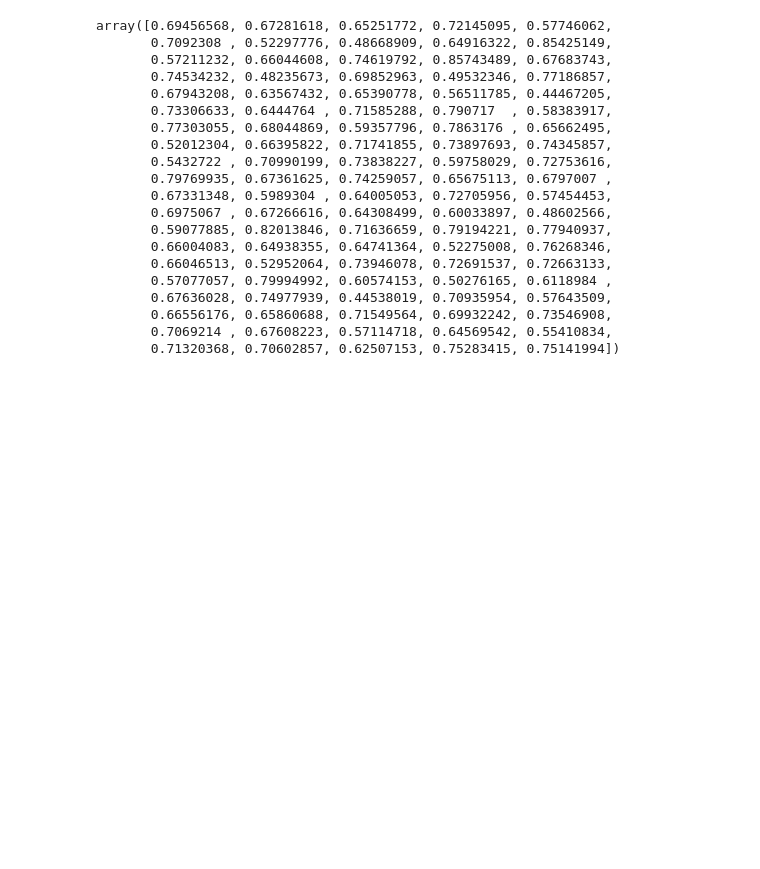
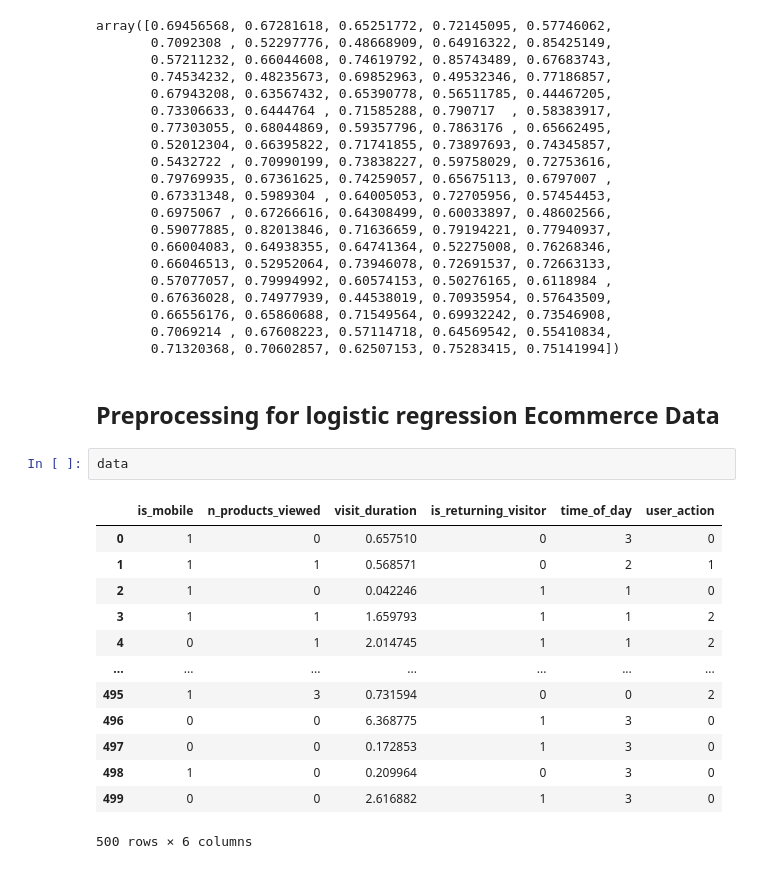
Before and after one commit to xavierharmon/Analytics, a Jupyter notebook: Logistic Regression.ipynb, the cells around one changed output. Cells and saved outputs as stored; diff of their text form; blank space fills up the shorter version.

```diff
--- a/Logistic Regression.ipynb
+++ b/Logistic Regression.ipynb
@@ -76,3 +77,21 @@ array([0.69456568, 0.67281618, 0.65251772, 0.72145095, 0.57746062,
        0.66556176, 0.65860688, 0.71549564, 0.69932242, 0.73546908,
        0.7069214 , 0.67608223, 0.57114718, 0.64569542, 0.55410834,
        0.71320368, 0.70602857, 0.62507153, 0.75283415, 0.75141994])
+# %% [markdown]
+## Preprocessing for logistic regression Ecommerce Data
+# %%
+data
+# %% [output]
+|  | is_mobile | n_products_viewed | visit_duration | is_returning_visitor | time_of_day | user_action |
+| 0 | 1 | 0 | 0.657510 | 0 | 3 | 0 |
+| 1 | 1 | 1 | 0.568571 | 0 | 2 | 1 |
+| 2 | 1 | 0 | 0.042246 | 1 | 1 | 0 |
+| 3 | 1 | 1 | 1.659793 | 1 | 1 | 2 |
+| 4 | 0 | 1 | 2.014745 | 1 | 1 | 2 |
+| ... | ... | ... | ... | ... | ... | ... |
+| 495 | 1 | 3 | 0.731594 | 0 | 0 | 2 |
+| 496 | 0 | 0 | 6.368775 | 1 | 3 | 0 |
+| 497 | 0 | 0 | 0.172853 | 1 | 3 | 0 |
+| 498 | 1 | 0 | 0.209964 | 0 | 3 | 0 |
+| 499 | 0 | 0 | 2.616882 | 1 | 3 | 0 |
+500 rows × 6 columns
```
Also changed, not shown: parts of 21 cells of this notebook.
